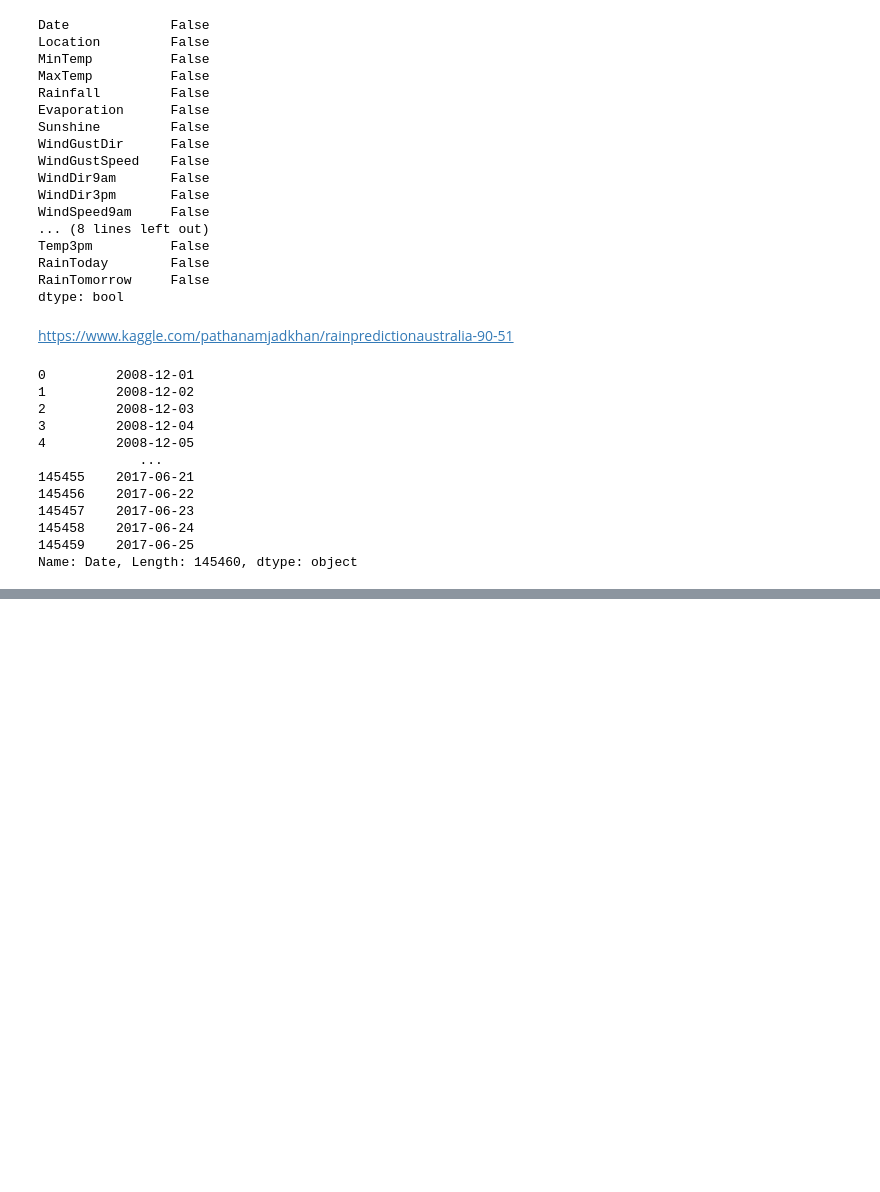
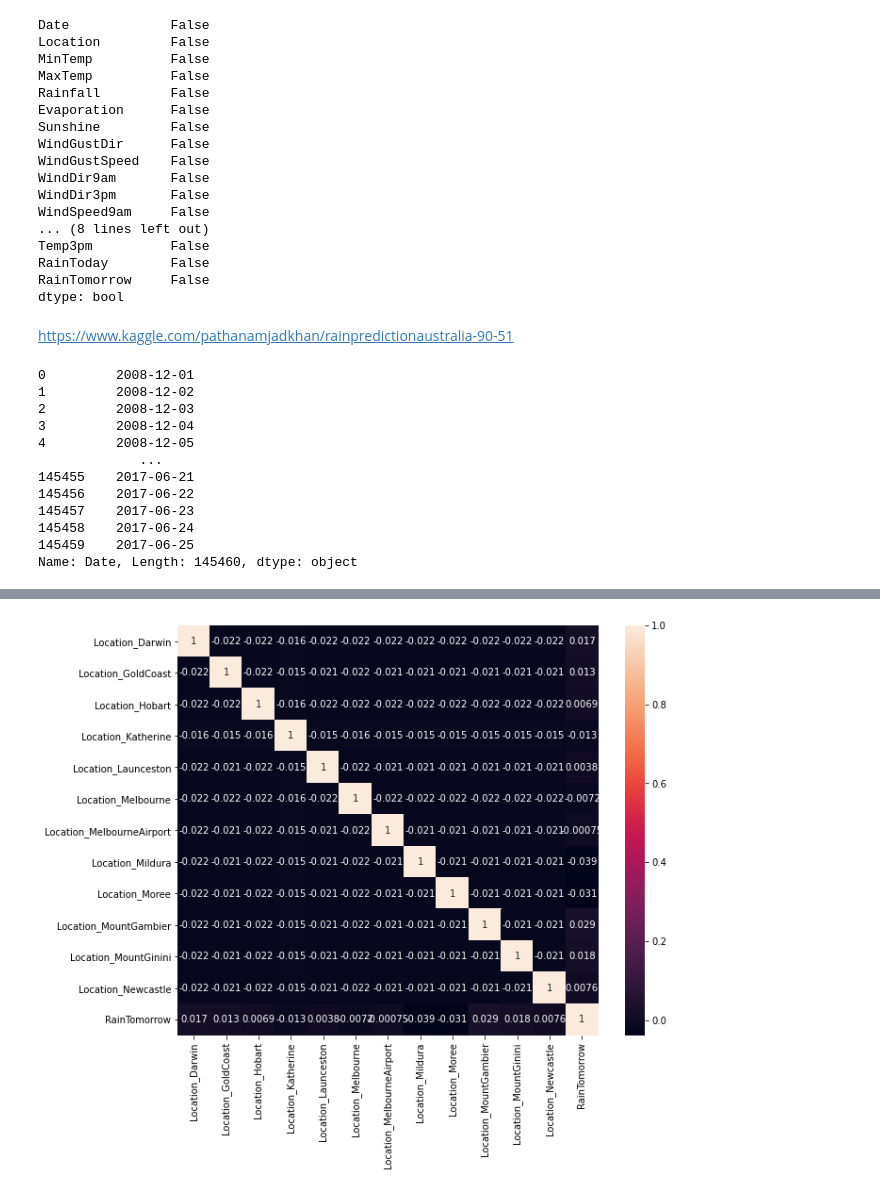
Before and after one commit to HelennaConstantia/PYTN_KampusMerdeka_FP2, a Jupyter notebook: PYTN_KampusMerdeka_fp2_Helenna-Constantia.ipynb, the cells around one changed output, grey strips where cells are left out. Saved outputs shown, nothing was run; the diff lists cells and outputs as text; code cells hidden in the pictures; blank space fills up the shorter version.

```diff
--- a/PYTN_KampusMerdeka_fp2_Helenna-Constantia.ipynb
+++ b/PYTN_KampusMerdeka_fp2_Helenna-Constantia.ipynb
@@ -243,0 +366,6 @@ NameError: name 'second_column' is not defined
+# %%
+plt.figure(figsize=(10,8))
+sns.heatmap(df_loc2.corr(), annot=True)
+plt.show()
+# %% [output]
+[figure, added]
```
Also changed, not shown: parts of 29 cells of this notebook.
